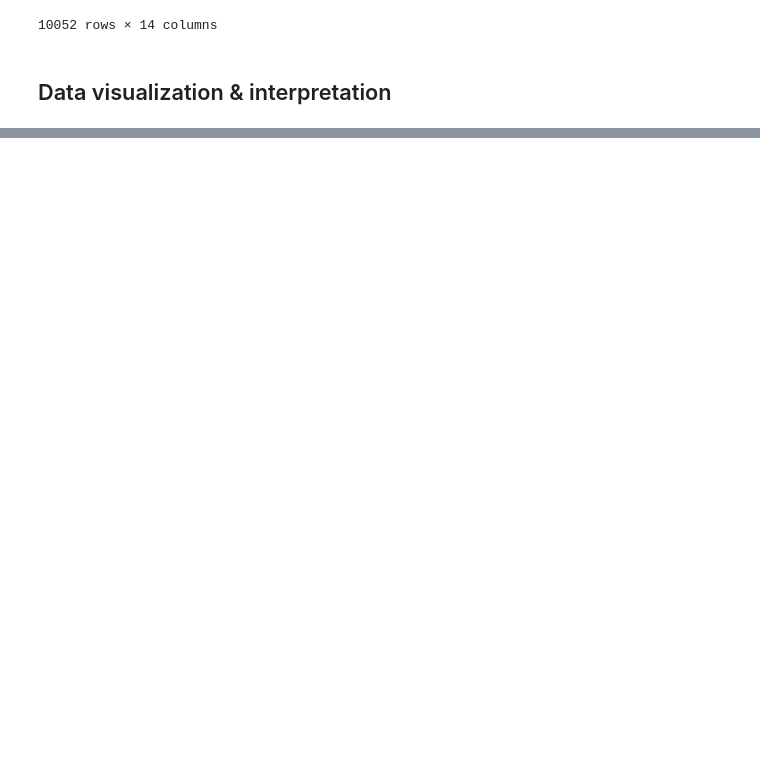
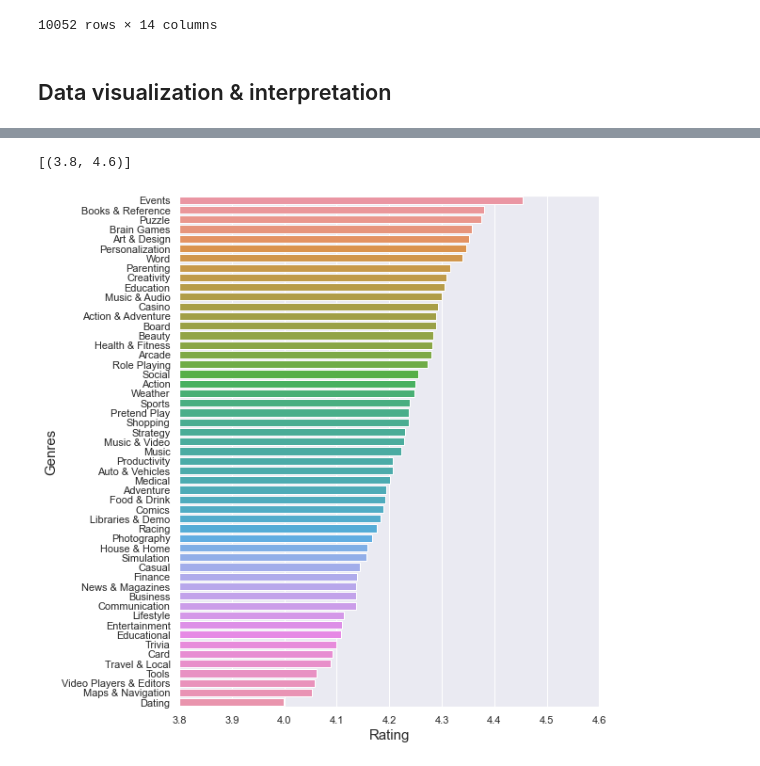
Before and after one commit to enricogoerlitz/Data-Analysis, a Jupyter notebook: 02_Google_Playstore_Data/notebook/notebook1.ipynb, the cells around one changed output, grey strips where cells are left out. Saved outputs shown, nothing was run; the diff lists cells and outputs as text; code cells hidden in the pictures; blank space fills up the shorter version.

```diff
--- a/02_Google_Playstore_Data/notebook/notebook1.ipynb
+++ b/02_Google_Playstore_Data/notebook/notebook1.ipynb
@@ -767,0 +858,3 @@ df_cleaned
+# %%
+most_popular_genres = df_cleaned.pivot_table(index=GENRE, values=RATING, aggfunc=MEAN).sort_values(RATING, ascending=False)
+most_popular_genres.head(5)
@@ -767,0 +869,6 @@ df_cleaned
+# %%
+plt.figure(figsize=(8, 10))
+sns.barplot(y=most_popular_genres.index, x=RATING, data=most_popular_genres).set(xlim=(3.8, 4.6))
+# %% [output]
+[(3.8, 4.6)]
+[figure, added]
```
Also changed, not shown: parts of 52 cells of this notebook.
